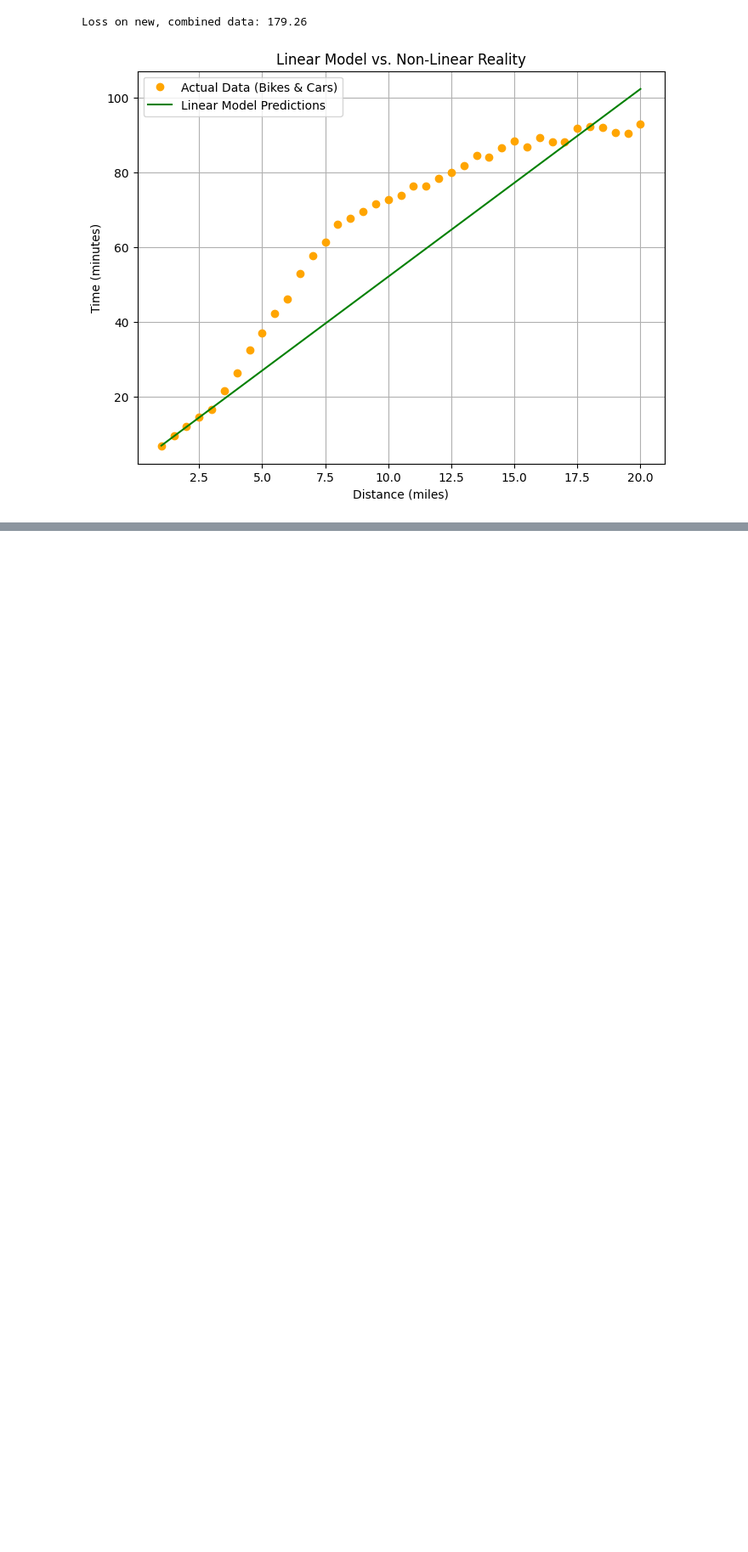
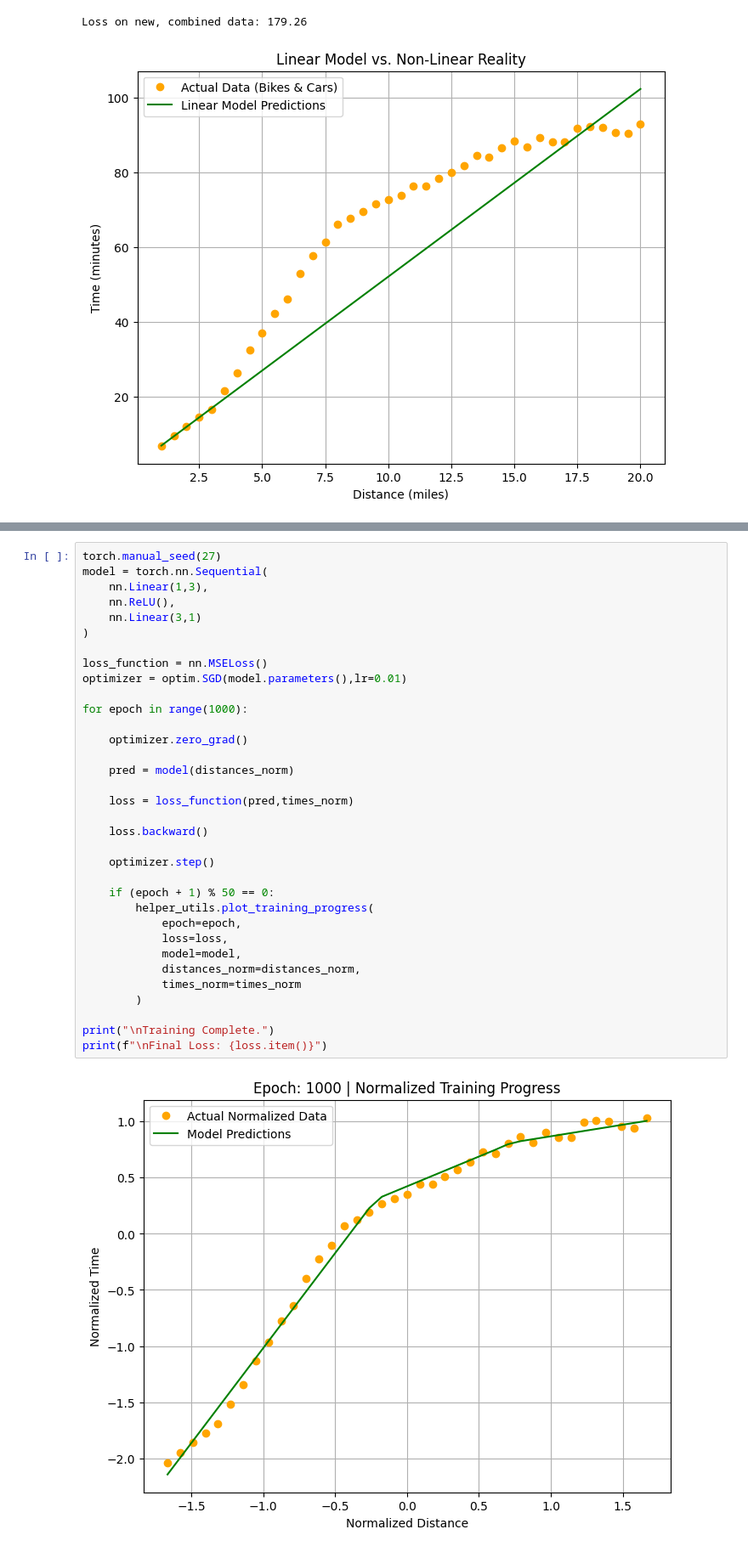
Before and after one commit to AparimeyaTiwari/AI_ENGINEERING_JOURNEY, a Jupyter notebook: BASIC_LIBRARIES/pytorch_learning/basics.ipynb, the cells around one changed output, grey strips where cells are left out. Shown at 85% size. Cells and saved outputs as stored; diff of their text form; blank space fills up the shorter version.

Commit message:
activation function

```diff
--- a/BASIC_LIBRARIES/pytorch_learning/basics.ipynb
+++ b/BASIC_LIBRARIES/pytorch_learning/basics.ipynb
@@ -391,0 +527,36 @@ Loss on new, combined data: 179.26
+# %%
+torch.manual_seed(27)
+model = torch.nn.Sequential(
+    nn.Linear(1,3),
+    nn.ReLU(),
+    nn.Linear(3,1)
+)
+
+loss_function = nn.MSELoss()
+optimizer = optim.SGD(model.parameters(),lr=0.01)
+
+for epoch in range(1000):
+
+    optimizer.zero_grad()
+
+    pred = model(distances_norm)
+
+    loss = loss_function(pred,times_norm)
+
+    loss.backward()
+
+    optimizer.step()
+
+    if (epoch + 1) % 50 == 0:
+        helper_utils.plot_training_progress(
+            epoch=epoch,
+            loss=loss,
+            model=model,
+            distances_norm=distances_norm,
+            times_norm=times_norm
+        )
+
+print("\nTraining Complete.")
+print(f"\nFinal Loss: {loss.item()}")
+# %% [output]
+[figure, added]
```
Also changed, not shown: parts of 7 cells of this notebook, 2 other files.
